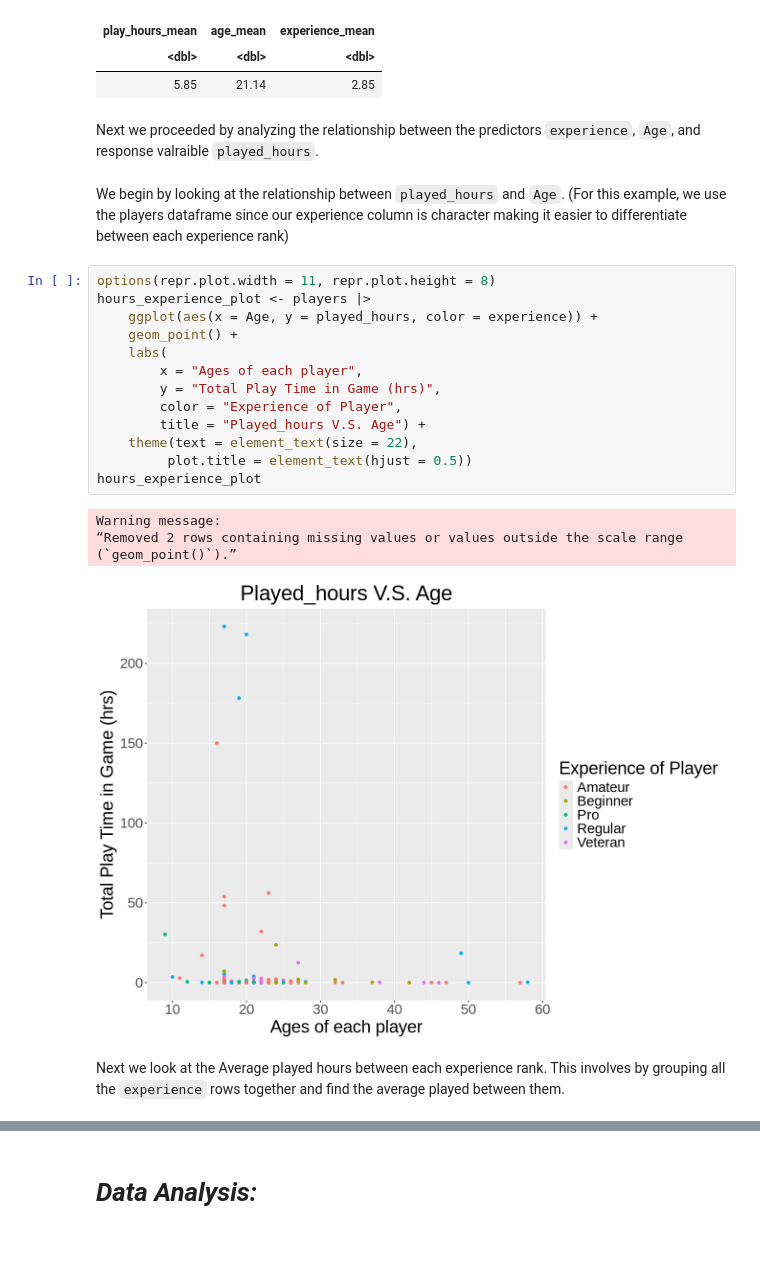
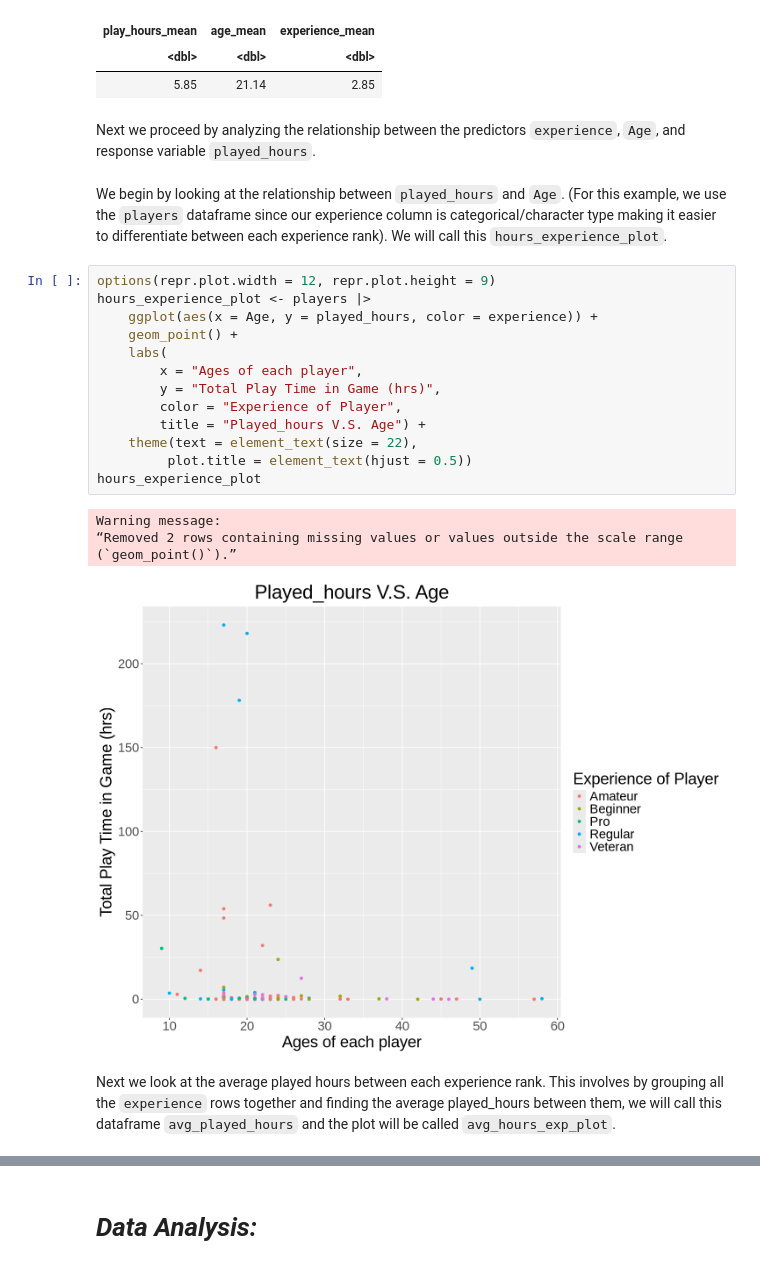
Before and after one commit to iSqlqmi/dsci_100_group_project, a Jupyter notebook: project_final_report.ipynb, the cells around one changed output, grey strips where cells are left out. Drawn from its saved outputs; the diff is of its cells as text.

```diff
--- a/project_final_report.ipynb
+++ b/project_final_report.ipynb
@@ -171,29 +175,29 @@ A tibble: 1 × 3
 | <dbl> | <dbl> | <dbl> |
 | 5.85 | 21.14 | 2.85 |
 # %% [markdown]
-Next we proceeded by analyzing the relationship between the predictors `experience`, `Age`, and response valraible `played_hours`.
+Next we proceed by analyzing the relationship between the predictors `experience`, `Age`, and response variable `played_hours`.
 # %% [markdown]
-We begin by looking at the relationship between `played_hours` and `Age`. (For this example, we use the players dataframe since our experience column is character making it easier to differentiate between each experience rank)
+We begin by looking at the relationship between `played_hours` and `Age`. (For this example, we use the `players` dataframe since our experience column is categorical/character type making it easier to differentiate between each experience rank). We will call this `hours_experience_plot`.
 # %%
-options(repr.plot.width = 11, repr.plot.height = 8)
+options(repr.plot.width = 12, repr.plot.height = 9)
 hours_experience_plot <- players |>
     ggplot(aes(x = Age, y = played_hours, color = experience)) +
     geom_point() +
     labs(
         x = "Ages of each player",
         y = "Total Play Time in Game (hrs)",
         color = "Experience of Player",
         title = "Played_hours V.S. Age") +
     theme(text = element_text(size = 22),
          plot.title = element_text(hjust = 0.5))
 hours_experience_plot
 # %% [output]
 Warning message:
 “Removed 2 rows containing missing values or values outside the scale range
 (`geom_point()`).”
-[figure, old version]
+[figure, new version]
 # %% [markdown]
-Next we look at the Average played hours between each experience rank. This involves by grouping all the `experience` rows together and find the average played between them.
+Next we look at the average played hours between each experience rank. This involves by grouping all the `experience` rows together and finding the average played_hours between them, we will call this dataframe `avg_played_hours` and the plot will be called `avg_hours_exp_plot`.
 # %%
 avg_played_hours <- players_mutate |> select(experience_num, played_hours) |> group_by(experience_num) |>
                     summarize(avg_played_hours = mean(played_hours)) |>
```
Also changed, not shown: parts of 24 cells of this notebook.
